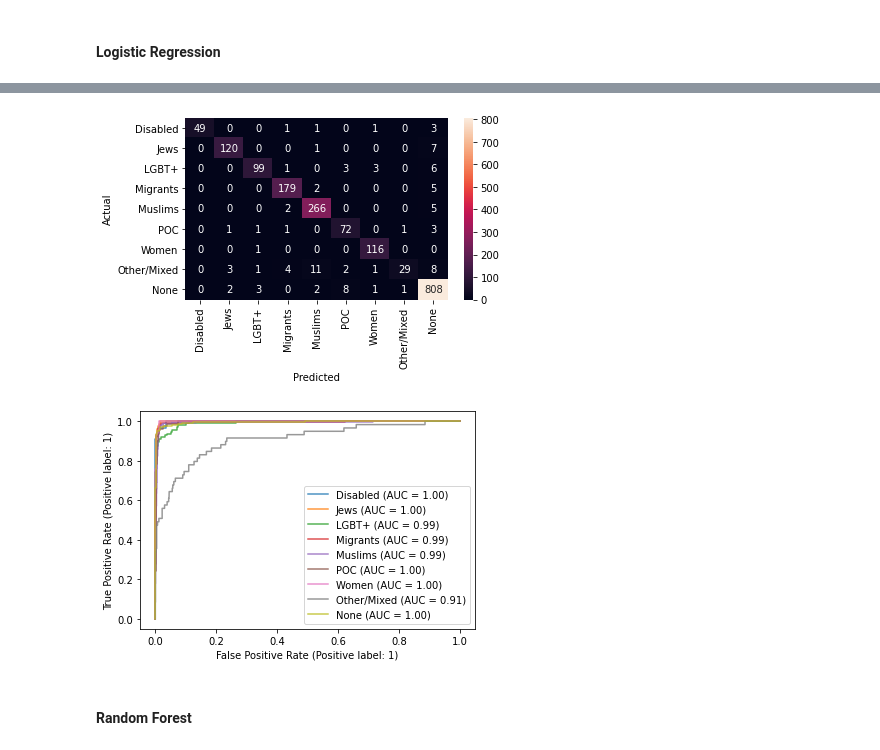
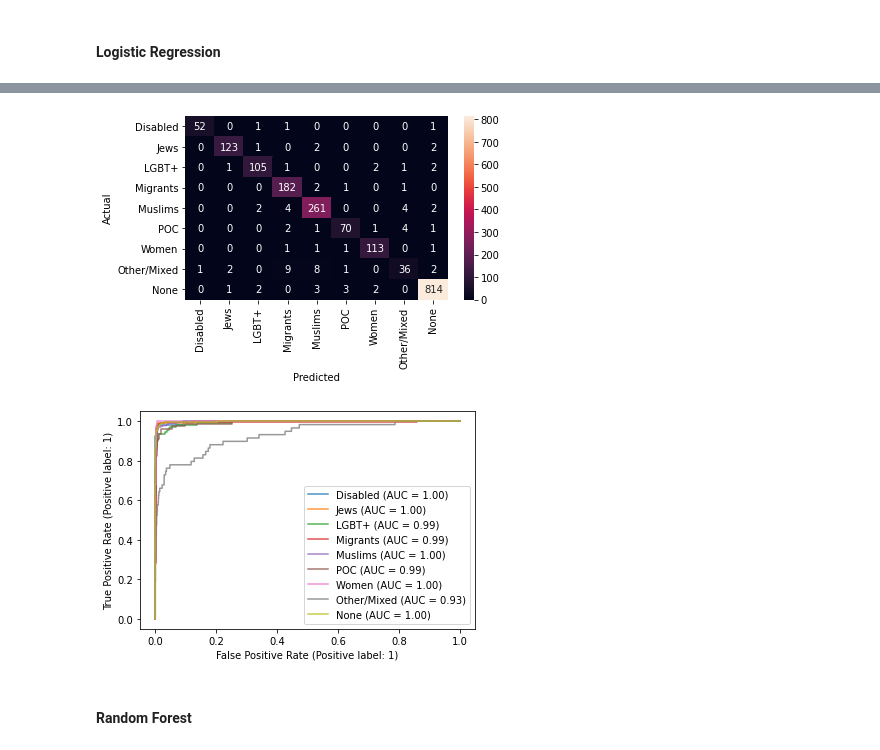
Before and after one commit to MarisaJH/CounterSpeechGenerator, a Jupyter notebook: HateSpeechClassifier/Hate_Classification.ipynb, the cells around one changed output, grey strips where cells are left out. Saved outputs shown, nothing was run; the diff lists cells and outputs as text; code cells hidden in the pictures.

Commit message:
generating figures for midterm

```diff
--- a/HateSpeechClassifier/Hate_Classification.ipynb
+++ b/HateSpeechClassifier/Hate_Classification.ipynb
@@ -354,6 +421,8 @@ docs = tfidf_matrix @ term_glove_embeddings
 # %%
-with open('Models/Embeddings/glove_tfidfweighted', 'wb+') as f:
-    pickle.dump(docs, f)
+with open('Models/Embeddings/glove_300tfidfweighted_train_withstop', 'wb+') as f:
+    pickle.dump(X_train, f)
+with open('Models/Embeddings/glove_300tfidfweighted_test_withstop', 'wb+') as f:
+    pickle.dump(X_test, f)
 # %% [markdown]
 Alternatively, get a sentence vector by weighting each word equally:
 # %%
@@ -371,5 +440,13 @@ print(get_sent_embedding(sent))
 # %%
 docs = [get_sent_embedding(tweet) for tweet in tweets]
+# %%
+X_train = [get_sent_embedding(tweet, remove_stopwords=False) for tweet in X_train]
+X_test = [get_sent_embedding(tweet, remove_stopwords=False) for tweet in X_test]
+# %%
+with open('Models/Embeddings/glove300_train_equalweight_withstop', 'wb+') as f:
+    pickle.dump(X_train, f)
+with open('Models/Embeddings/glove300_test_equalweight_withstop', 'wb+') as f:
+    pickle.dump(X_test, f)
 # %%
 with open('Models/Embeddings/glove_equalweight', 'wb+') as f:
     pickle.dump(docs, f)
@@ -405,8 +496,8 @@ def save_roc_curve(model_name: str, embedding_name: str, X_train, X_test, y_trai
 
   labelPlots ={}
   for i in range (len(target_types)):
-    if model_name == 'LR':
-      model = LogisticRegression(random_state=0)
+    if model_name.startswith('LR'):
+      model = LogisticRegression(random_state=0, max_iter=1000)
     elif model_name == 'RF':
       model = RandomForestClassifier(random_state=0)
     elif model_name == 'NB':
@@ -473,7 +551,7 @@ for i in range(9):
 # %%
-save_heatmap_fig(confusion, 'LR', embedding)
+save_heatmap_fig(confusion, 'LR_nostop', embedding)
 # %% [output]
-[figure, old version]
+[figure, new version]
 # %%
 with open(f'Models/MultiClassifier/LR_model_{embedding}_report.txt', 'a') as f:
     f.write(report)
@@ -492,9 +570,9 @@ with open(f'Models/MultiClassifier/LR_model_{embedding}_report.txt', 'a') as f:
 with open(f'Models/MultiClassifier/LR_model_{embedding}', 'wb+') as f:
     pickle.dump(model, f)
 # %%
-save_roc_curve('LR', embedding, X_train, X_test, y_train, y_test)
+save_roc_curve('LR_nostop', embedding, X_train, X_test, y_train, y_test)
 # %% [output]
-[figure, old version]
+[figure, new version]
 # %% [markdown]
 #### Random Forest
 # %%
```
Also changed, not shown: parts of 34 cells of this notebook.
